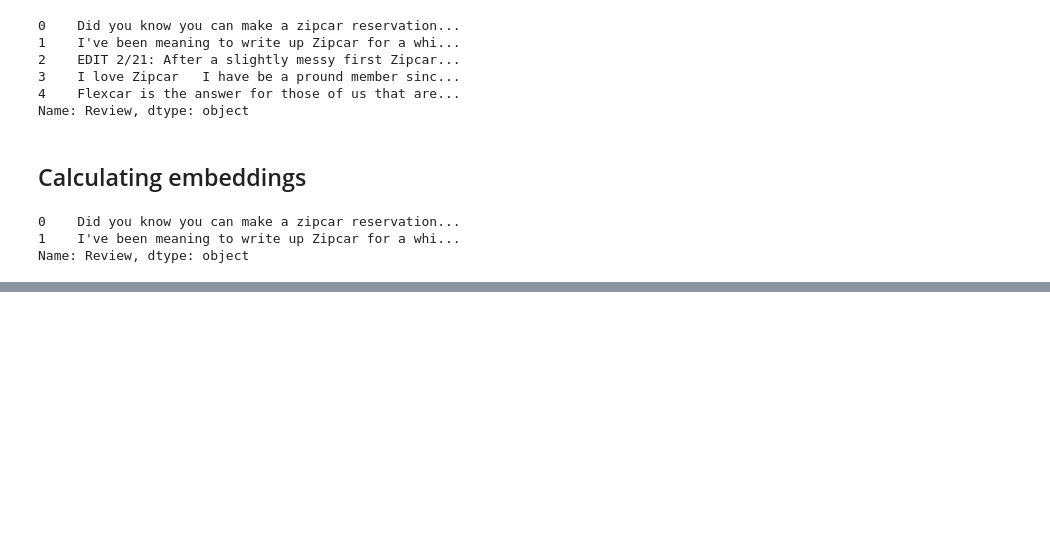
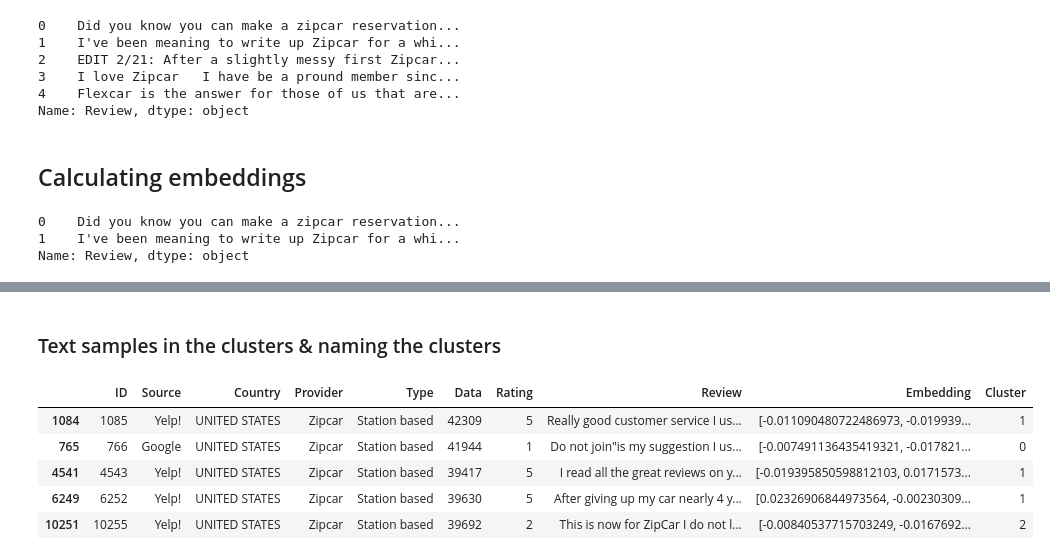
Before and after one commit to araobp/sveltekit-ai, a Jupyter notebook: ipynb/ClusteringVoC.ipynb, the cells around one changed output, grey strips where cells are left out. Saved outputs shown, nothing was run; the diff lists cells and outputs as text; code cells hidden in the pictures; blank space fills up the shorter version.

```diff
--- a/ipynb/ClusteringVoC.ipynb
+++ b/ipynb/ClusteringVoC.ipynb
@@ -185,0 +247,11 @@ samples.head()
+# %% [markdown]
+### Text samples in the clusters & naming the clusters
+# %%
+df.head()
+# %% [output]
+|  | ID | Source | Country | Provider | Type | Data | Rating | Review | Embedding | Cluster |
+| 1084 | 1085 | Yelp! | UNITED STATES | Zipcar | Station based | 42309 | 5 | Really good customer service I us... | [-0.011090480722486973, -0.019939... | 1 |
+| 765 | 766 | Google | UNITED STATES | Zipcar | Station based | 41944 | 1 | Do not join"is my suggestion I us... | [-0.007491136435419321, -0.017821... | 0 |
+| 4541 | 4543 | Yelp! | UNITED STATES | Zipcar | Station based | 39417 | 5 | I read all the great reviews on y... | [-0.019395850598812103, 0.0171573... | 1 |
+| 6249 | 6252 | Yelp! | UNITED STATES | Zipcar | Station based | 39630 | 5 | After giving up my car nearly 4 y... | [0.02326906844973564, -0.00230309... | 1 |
+| 10251 | 10255 | Yelp! | UNITED STATES | Zipcar | Station based | 39692 | 2 | This is now for ZipCar I do not l... | [-0.00840537715703249, -0.0167692... | 2 |
```
Also changed, not shown: parts of 14 cells of this notebook, 1 other file.
